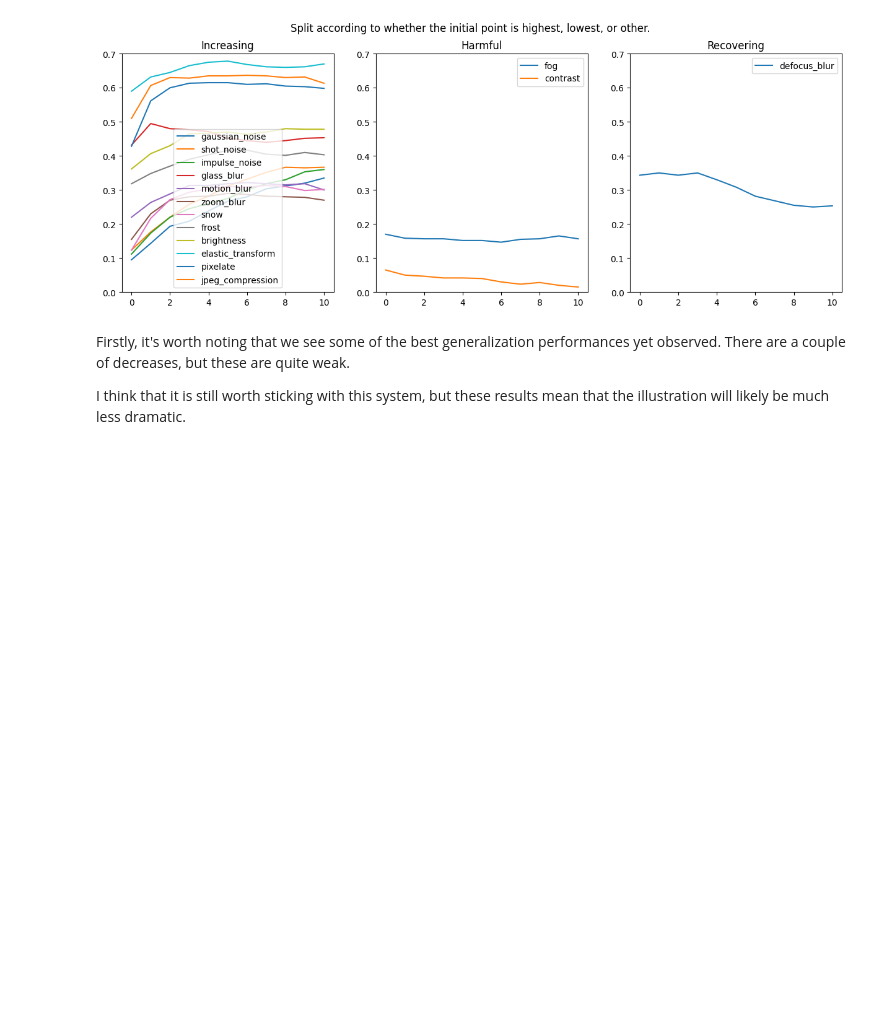
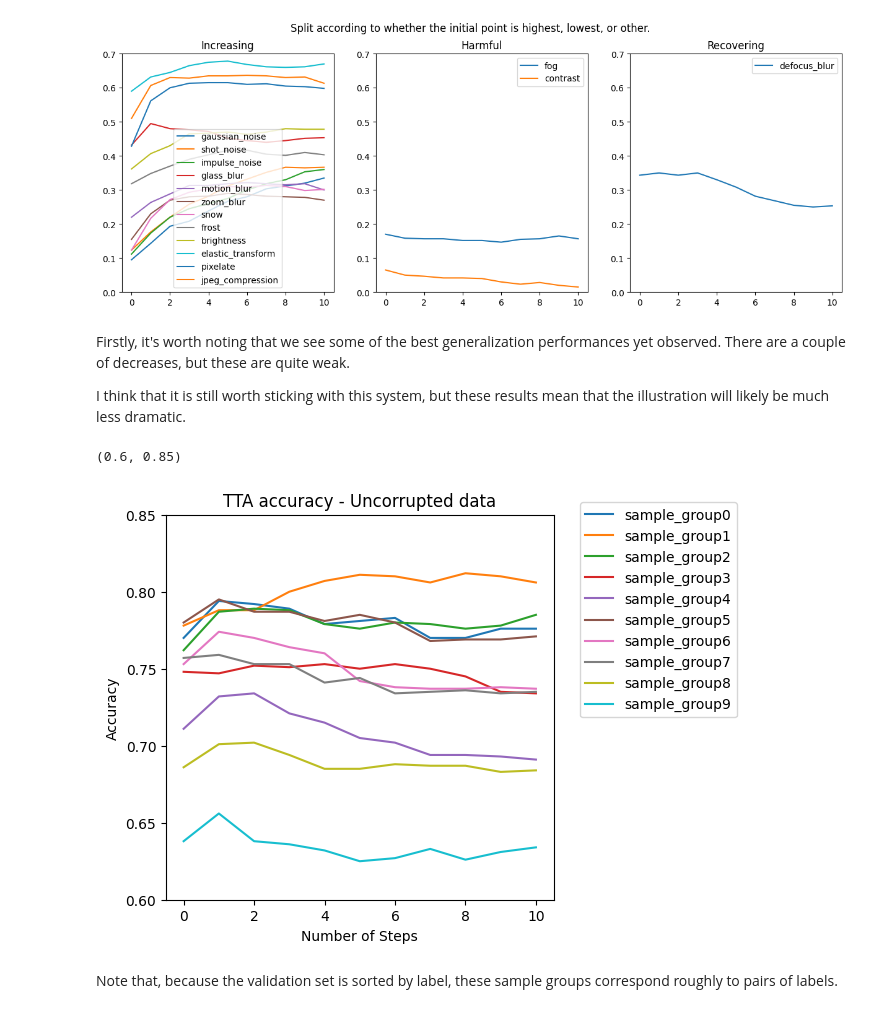
Before and after one commit to lrast/loss_function_learning, a Jupyter notebook: 0.4.5-TTA-checks.ipynb, the cells around one changed output. Cells and saved outputs as stored; diff of their text form; code cells hidden in the pictures; blank space fills up the shorter version.

```diff
--- a/0.4.5-TTA-checks.ipynb
+++ b/0.4.5-TTA-checks.ipynb
@@ -253,3 +253,23 @@ for i, row in synced_TTA.iterrows():
 Firstly, it's worth noting that we see some of the best generalization performances yet observed. There are a couple of decreases, but these are quite weak.
 
 I think that it is still worth sticking with this system, but these results mean that the illustration will likely be much less dramatic.
+# %%
+uncorrupted_TTA = pd.read_csv('uncorrupted_TTA.csv')
+# %%
+figsize(5,5)
+xs = list(range(0,11))
+for i, row in uncorrupted_TTA.iterrows():
+    ys = [row[f'step{i}'] for i in range(0, 11)]
+    plt.plot(xs, ys, label=f'sample_group{i}')
+    plt.legend(bbox_to_anchor=(1.05, 1.05))
+
+plt.xlabel('Number of Steps')
+plt.ylabel('Accuracy')
+_=plt.title('TTA accuracy - Uncorrupted data')
+plt.savefig('figures/adaptation_curves.png', bbox_inches='tight')
+plt.ylim([0.6, 0.85])
+# %% [output]
+(0.6, 0.85)
+[figure, added]
+# %% [markdown]
+Note that, because the validation set is sorted by label, these sample groups correspond roughly to pairs of labels.
```
Also changed, not shown: parts of 4 cells of this notebook, 5 other files.
